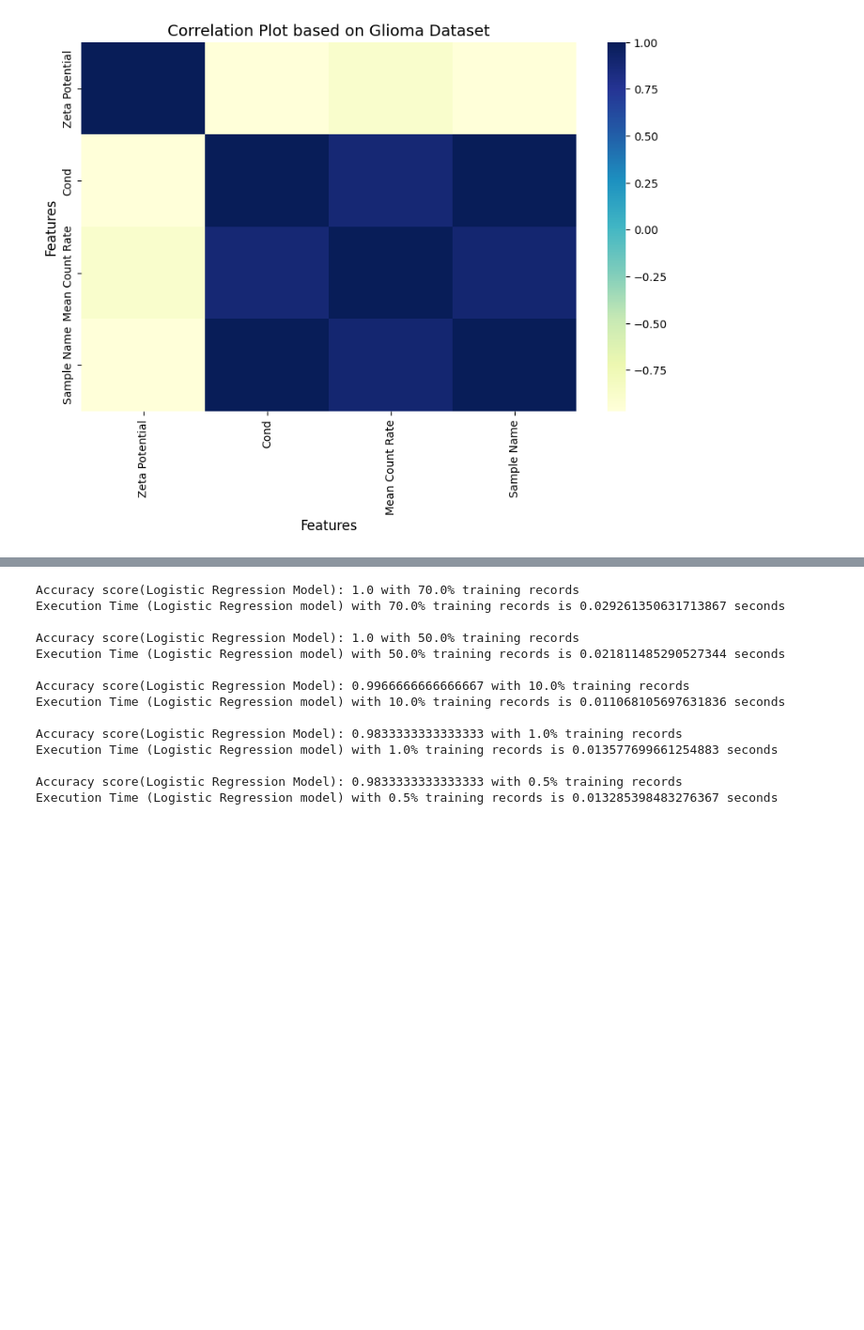
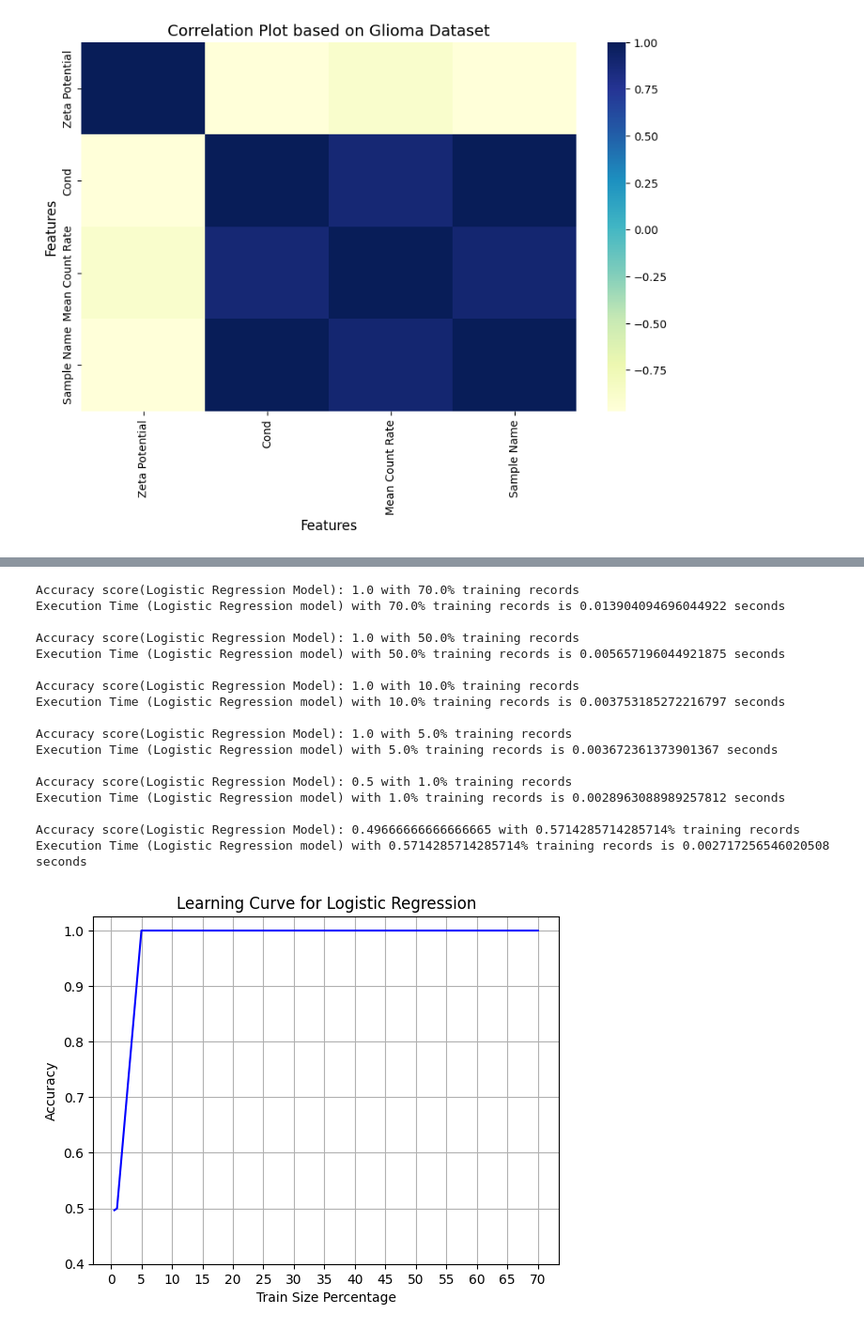
Before and after one commit to Abhimanyu2023/nanoQML, a Jupyter notebook: Quantum_ML/Cell1_hPSC_EVs_vs_Cell2_Caco2_and_Cell3_DLD1_Analysis.ipynb, the cells around one changed output, grey strips where cells are left out. Shown at 94% size. Cells and saved outputs as stored; diff of their text form; code cells hidden in the pictures; blank space fills up the shorter version.

```diff
--- a/Quantum_ML/Cell1_hPSC_EVs_vs_Cell2_Caco2_and_Cell3_DLD1_Analysis.ipynb
+++ b/Quantum_ML/Cell1_hPSC_EVs_vs_Cell2_Caco2_and_Cell3_DLD1_Analysis.ipynb
@@ -84,5 +63,9 @@ plt.show()
 # %%
-train_set = [0.70, 0.50, 0.1, 0.01, 0.005]
+train_set = [0.70, 0.50, 0.1,0.05, 0.01,0.0057142857142857142857142857142857]
+# %%
+training_sample = []
+for i in range(len(train_set)):
+    training_sample.append(train_set[i] * 100)
 # %%
 from sklearn.linear_model import LogisticRegression
 from sklearn.ensemble import RandomForestClassifier, AdaBoostClassifier
@@ -96,18 +81,17 @@ from sklearn.svm import SVC
 # %%
 #==================Predictor Variables=====================================
 X = dataset1[['Zeta Potential', 'Cond', 'Mean Count Rate']]
+X = MinMaxScaler().fit_transform(X)
 #X = dataset.drop(['Grade','Age_in_years'], axis = 1)
 #===================Output Variable========================================
 Y = dataset1['Sample Name']
-X_train, X_test, y_train, y_test = train_test_split(X, Y, test_size=0.3, random_state=42)
+X_train, X_test, y_train, y_test = train_test_split(X, Y, train_size=0.7, random_state=123)
 # %%
 #=====================Logistic Regression Model with different training sets================
-clf_LR = LogisticRegression(solver='lbfgs', max_iter=1000)
-
+acc_LR = []
 for elm in train_set:
-    #X_t = X_train[:elm]
-    #y_t = y_train[:elm]
-    X_t, dummy_x, y_t, dummy_y = train_test_split(X_train, y_train, train_size=elm, random_state=42)
+    clf_LR = LogisticRegression(solver='lbfgs', max_iter=1000,C=1)
+    X_t, dummy_x, y_t, dummy_y = train_test_split(X_train, y_train, train_size=elm, random_state=123)
     #Start time
     start_time = time.time()
     # Fitting the classifier to the training data
@@ -118,24 +102,40 @@ for elm in train_set:
     y_pred_LR = clf_LR.predict(X_test)
     # Evaluating the accuracy of the model
     accuracy = accuracy_score(y_test, y_pred_LR)
+    acc_LR.append(accuracy)
     # Calculate the execution time
     execution_time = end_time - start_time
     print(f'Accuracy score(Logistic Regression Model): {accuracy} with {elm*100}% training records')
     print(f'Execution Time (Logistic Regression model) with {elm*100}% training records is {execution_time} seconds \n')
 # %% [output]
 Accuracy score(Logistic Regression Model): 1.0 with 70.0% training records
-Execution Time (Logistic Regression model) with 70.0% training records is 0.029261350631713867 seconds
+Execution Time (Logistic Regression model) with 70.0% training records is 0.013904094696044922 seconds
 
 Accuracy score(Logistic Regression Model): 1.0 with 50.0% training records
-Execution Time (Logistic Regression model) with 50.0% training records is 0.021811485290527344 seconds
+Execution Time (Logistic Regression model) with 50.0% training records is 0.005657196044921875 seconds
 
-Accuracy score(Logistic Regression Model): 0.9966666666666667 with 10.0% training records
-Execution Time (Logistic Regression model) with 10.0% training records is 0.011068105697631836 seconds
+Accuracy score(Logistic Regression Model): 1.0 with 10.0% training records
+Execution Time (Logistic Regression model) with 10.0% training records is 0.003753185272216797 seconds
 
-Accuracy score(Logistic Regression Model): 0.9833333333333333 with 1.0% training records
-Execution Time (Logistic Regression model) with 1.0% training records is 0.013577699661254883 seconds
+Accuracy score(Logistic Regression Model): 1.0 with 5.0% training records
+Execution Time (Logistic Regression model) with 5.0% training records is 0.003672361373901367 seconds
 
-Accuracy score(Logistic Regression Model): 0.9833333333333333 with 0.5% training records
-Execution Time (Logistic Regression model) with 0.5% training records is 0.013285398483276367 seconds
+Accuracy score(Logistic Regression Model): 0.5 with 1.0% training records
+Execution Time (Logistic Regression model) with 1.0% training records is 0.0028963088989257812 seconds
+
+Accuracy score(Logistic Regression Model): 0.49666666666666665 with 0.5714285714285714% training records
+Execution Time (Logistic Regression model) with 0.5714285714285714% training records is 0.002717256546020508 seconds
+# %%
+#===============================Learning Curve for LR===========================================
+plt.plot(training_sample,acc_LR, color = 'b', )
+plt.xticks(range(0,75,5))
+plt.yticks([0.4,0.5,0.6,0.7,0.8,0.9,1.0])
+plt.grid()
+plt.xlabel('Train Size Percentage')
+plt.ylabel('Accuracy')
+plt.title('Learning Curve for Logistic Regression')
+plt.show()
+# %% [output]
+[figure, added]
 # %%
 #=====================Random Forest Model with different training sets=====================
```
Also changed, not shown: parts of 30 cells of this notebook.
